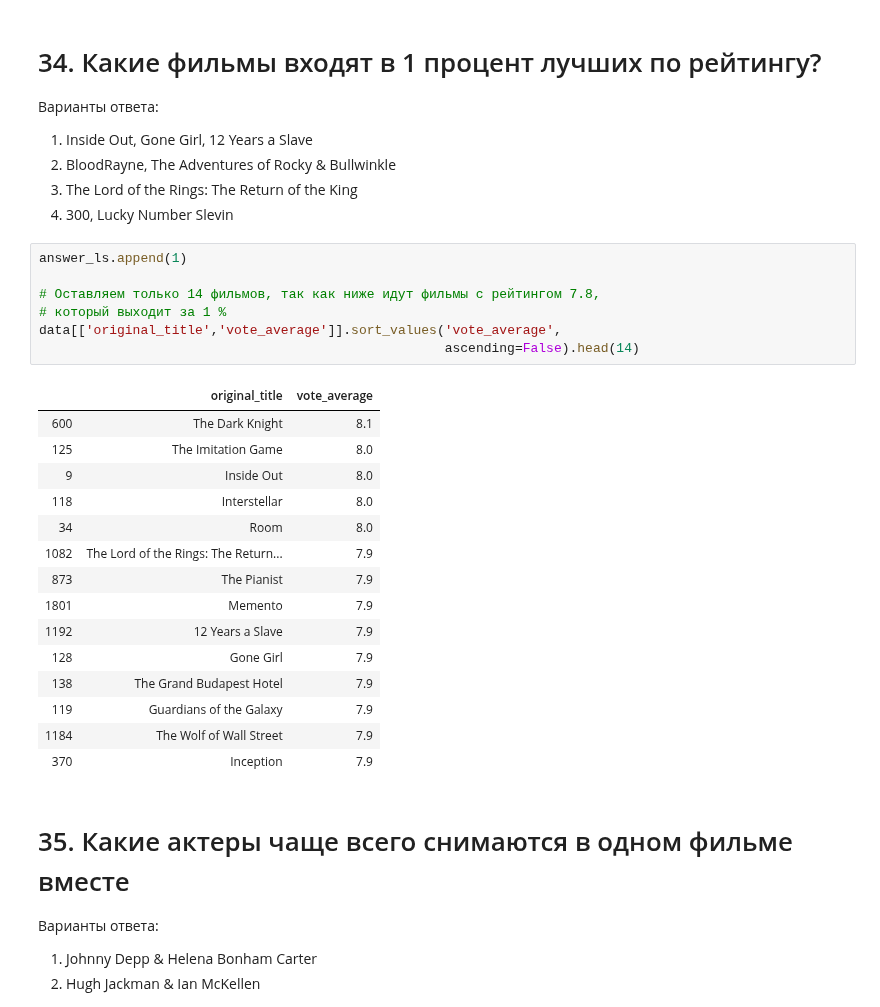
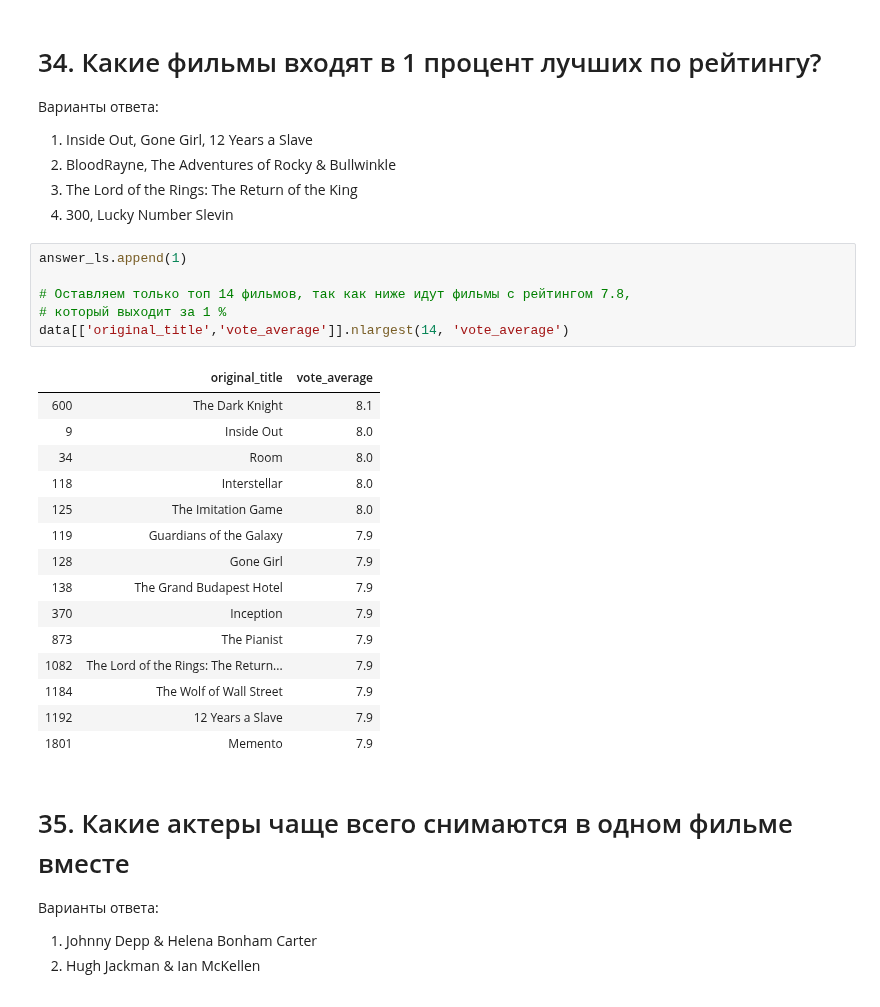
Before and after one commit to ivan-kud/ml-projects, a Jupyter notebook: [SF-DST] Movies IMBD v3.0.ipynb, the cells around one changed output. Cells and saved outputs as stored; diff of their text form.

```diff
--- a/[SF-DST] Movies IMBD v3.0.ipynb
+++ b/[SF-DST] Movies IMBD v3.0.ipynb
@@ -906,26 +917,25 @@ len(set(chain.from_iterable(data['original_title'].str.lower().str.split())))
 # %%
 answer_ls.append(1)
 
-# Оставляем только 14 фильмов, так как ниже идут фильмы с рейтингом 7.8,
+# Оставляем только топ 14 фильмов, так как ниже идут фильмы с рейтингом 7.8,
 # который выходит за 1 %
-data[['original_title','vote_average']].sort_values('vote_average',
-                                                    ascending=False).head(14)
+data[['original_title','vote_average']].nlargest(14, 'vote_average')
 # %% [output]
 |  | original_title | vote_average |
 | 600 | The Dark Knight | 8.1 |
+| 9 | Inside Out | 8.0 |
+| 34 | Room | 8.0 |
+| 118 | Interstellar | 8.0 |
 | 125 | The Imitation Game | 8.0 |
-| 9 | Inside Out | 8.0 |
-| 118 | Interstellar | 8.0 |
-| 34 | Room | 8.0 |
-| 1082 | The Lord of the Rings: The Return... | 7.9 |
-| 873 | The Pianist | 7.9 |
-| 1801 | Memento | 7.9 |
-| 1192 | 12 Years a Slave | 7.9 |
+| 119 | Guardians of the Galaxy | 7.9 |
 | 128 | Gone Girl | 7.9 |
 | 138 | The Grand Budapest Hotel | 7.9 |
-| 119 | Guardians of the Galaxy | 7.9 |
+| 370 | Inception | 7.9 |
+| 873 | The Pianist | 7.9 |
+| 1082 | The Lord of the Rings: The Return... | 7.9 |
 | 1184 | The Wolf of Wall Street | 7.9 |
-| 370 | Inception | 7.9 |
+| 1192 | 12 Years a Slave | 7.9 |
+| 1801 | Memento | 7.9 |
 # %% [markdown]
 # 35. Какие актеры чаще всего снимаются в одном фильме вместе
 Варианты ответа:
```
Also changed, not shown: parts of 25 cells of this notebook.
